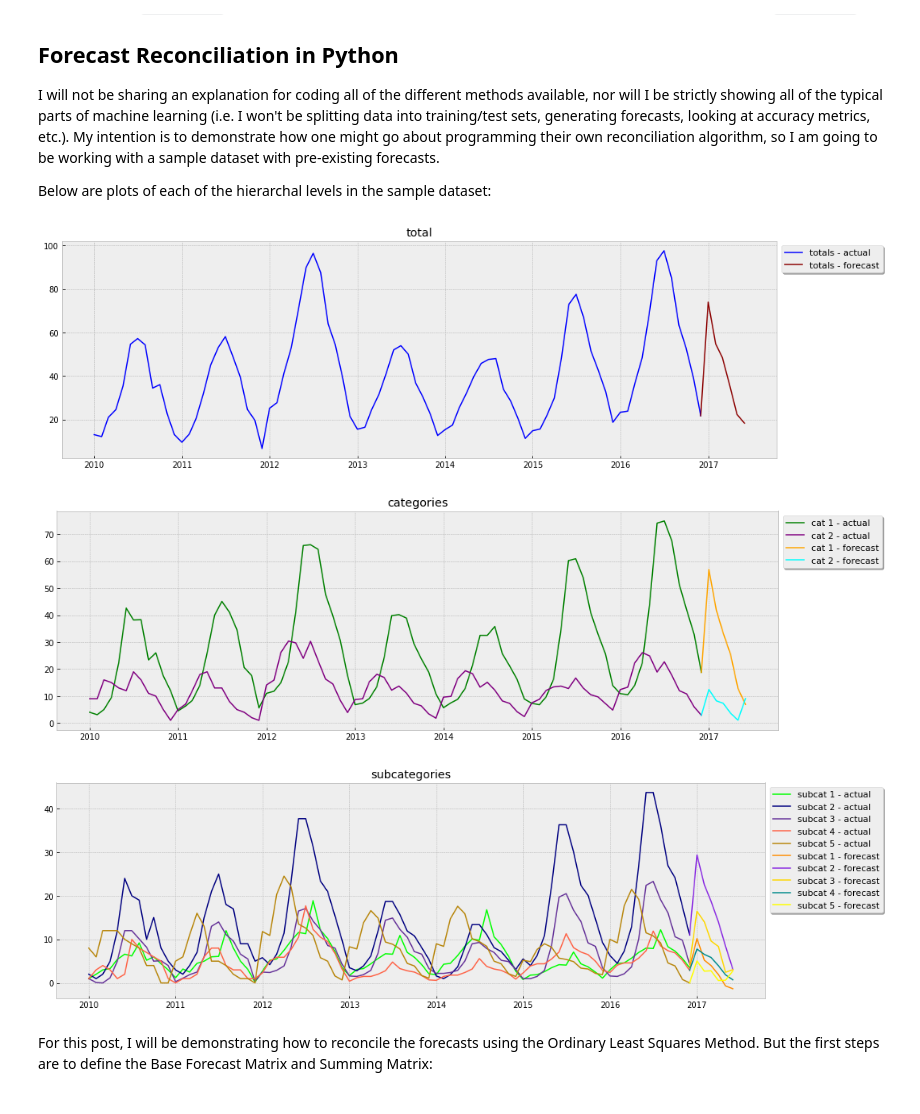
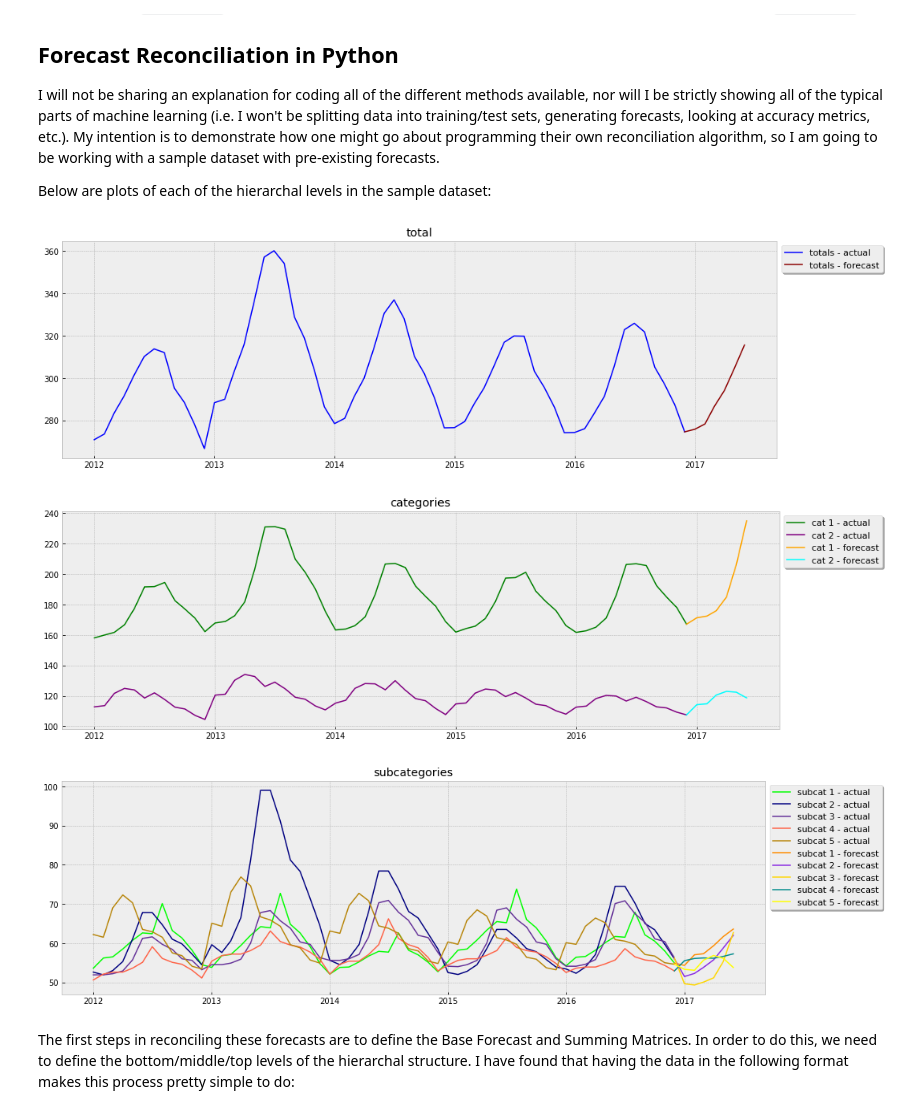
Before and after one commit to benton-tripp/hyperarchal-ts, a Jupyter notebook: notebooks/hyperarch_overview.ipynb, the cells around one changed output. Drawn from its saved outputs; the diff is of its cells as text; code cells hidden in the pictures.

```diff
--- a/notebooks/hyperarch_overview.ipynb
+++ b/notebooks/hyperarch_overview.ipynb
@@ -203,14 +203,12 @@ import numpy as np
 import matplotlib.pylab as plt
 plt.style.use('bmh')
 
-df = pd.read_csv('../data/sample_hierarchal_data.csv').set_index('date')
+df = pd.read_csv('../data/hier_plot_data.csv').set_index('date')
 df.index = pd.to_datetime(df.index).date
 
 def plot_hier(dataset, level='top'):
     data = dataset.copy()
     fig, ax = plt.subplots(figsize=(16, 5))
-    data['pred'] = ~data.actual
-    data.loc[max(data.loc[(data.pred == False)].index), 'pred'] = True
     if level == 'top':
         l1, = ax.plot(data.loc[data.actual==True]['total'], lw=1.5, c='blue')
         l1.set_label(f'totals - actual')
@@ -233,35 +231,35 @@ def plot_hier(dataset, level='top'):
         l1, = ax.plot(data.loc[data.actual==True]['subcategory_1'], lw=1.5, c='lime')
         l1.set_label('subcat 1 - actual')
         l2, = ax.plot(data.loc[data.actual==True]['subcategory_2'], lw=1.5, c='navy')
         l2.set_label('subcat 2 - actual')
         l3, = ax.plot(data.loc[data.actual==True]['subcategory_3'], lw=1.5, c='rebeccapurple')
         l3.set_label('subcat 3 - actual')
         l4, = ax.plot(data.loc[data.actual==True]['subcategory_4'], lw=1.5, c='tomato')
         l4.set_label('subcat 4 - actual')
         l5, = ax.plot(data.loc[data.actual==True]['subcategory_5'], lw=1.5, c='darkgoldenrod')
         l5.set_label('subcat 5 - actual')
 
         l6, = ax.plot(data.loc[data.pred==True]['subcategory_1'], lw=1.5, c='darkorange')
         l6.set_label('subcat 1 - forecast')
         l7, = ax.plot(data.loc[data.pred==True]['subcategory_2'], lw=1.5, c='blueviolet')
         l7.set_label('subcat 2 - forecast')
         l8, = ax.plot(data.loc[data.pred==True]['subcategory_3'], lw=1.5, c='gold')
         l8.set_label('subcat 3 - forecast')
         l9, = ax.plot(data.loc[data.pred==True]['subcategory_4'], lw=1.5, c='darkcyan')
         l9.set_label('subcat 4 - forecast')
         l10, = ax.plot(data.loc[data.pred==True]['subcategory_5'], lw=1.5, c='yellow')
         l10.set_label('subcat 5 - forecast')
         ax.set_title('subcategories')
         ax.legend(bbox_to_anchor=(1, 1), loc='upper left', shadow=True, prop={'size': 11})
     else:
         raise ValueError('level must be "top", "middle", or "bottom"')
 
 plot_hier(df, level='top')
 plot_hier(df, level='middle')
 plot_hier(df, level='bottom')
 # %% [output]
-[figure, old version]
+[figure, new version]
-[figure, old version]
+[figure, new version]
-[figure, old version]
+[figure, new version]
-# %% [markdown]
-For this post, I will be demonstrating how to reconcile the forecasts using the Ordinary Least Squares Method. But the first steps are to define the Base Forecast Matrix and Summing Matrix:
+# %% [markdown]
+The first steps in reconciling these forecasts are to define the Base Forecast and Summing Matrices. In order to do this, we need to define the bottom/middle/top levels of the hierarchal structure. I have found that having the data in the following format makes this process pretty simple to do:
```
Also changed, not shown: parts of 15 cells of this notebook.
